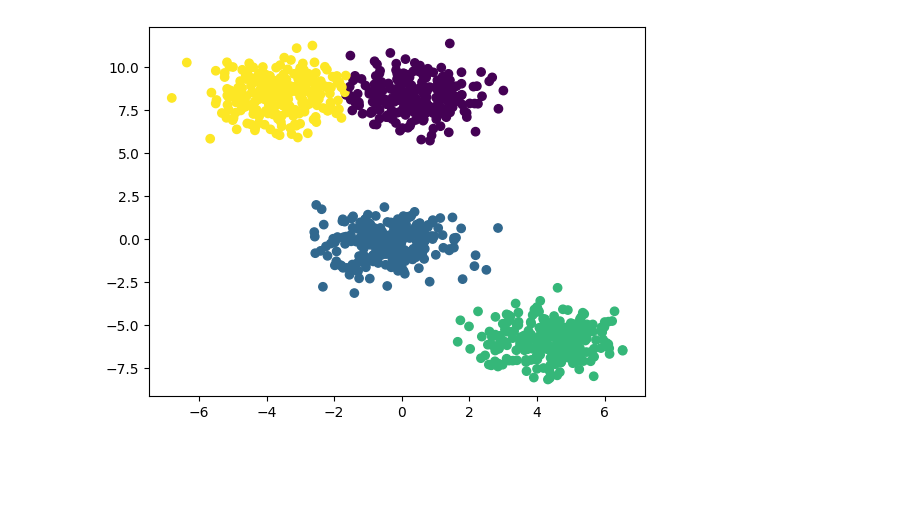
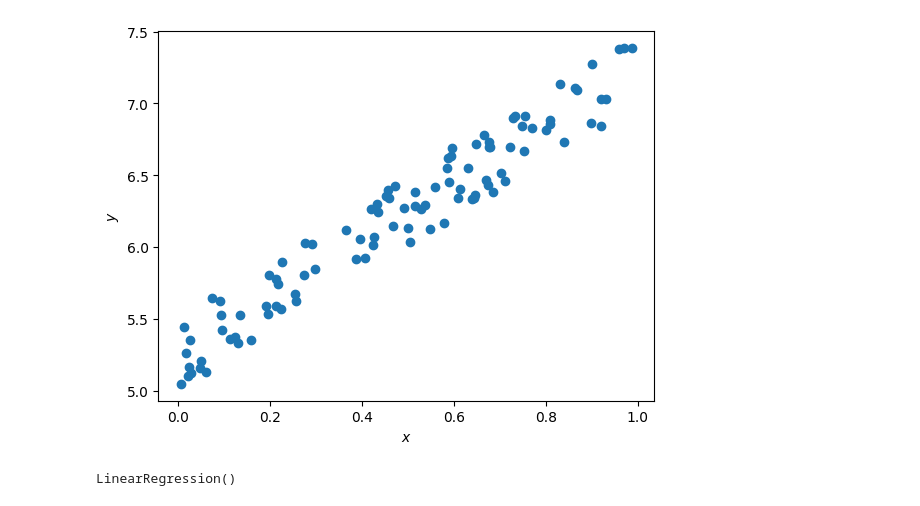
Before and after one commit to kmehmonov/ai-roadmap, a Jupyter notebook: learning/learning.ipynb, the cells around one changed output. Cells and saved outputs as stored; diff of their text form; code cells hidden in the pictures; blank space fills up the shorter version.

```diff
--- a/learning/learning.ipynb
+++ b/learning/learning.ipynb
@@ -36,10 +1,22 @@ plt.show()
-# %%
-K = 4
-
-kmeans = KMeans(n_clusters=K)
-y_pred = kmeans.fit_predict(X)
-
-plt.scatter(X[:, 0], X[:, 1], c=y_pred)
-plt.show()
-# %% [output]
-[figure, removed]
+# %%
+import numpy as np
+
+X = np.random.random(size=(100,1))
+y = 5 + 2*X + 0.5*np.random.random(size=(100, 1))
+y = y.ravel()
+# %%
+import matplotlib.pyplot as plt
+
+plt.scatter(X, y)
+plt.xlabel("$x$")
+plt.ylabel("$y$")
+plt.show()
+# %% [output]
+[figure, added]
+# %%
+from sklearn.linear_model import LinearRegression
+
+lr = LinearRegression()
+lr.fit(X, y)
+# %% [output]
+LinearRegression()
```
Also changed, not shown: parts of 17 cells of this notebook, 12 other files.
